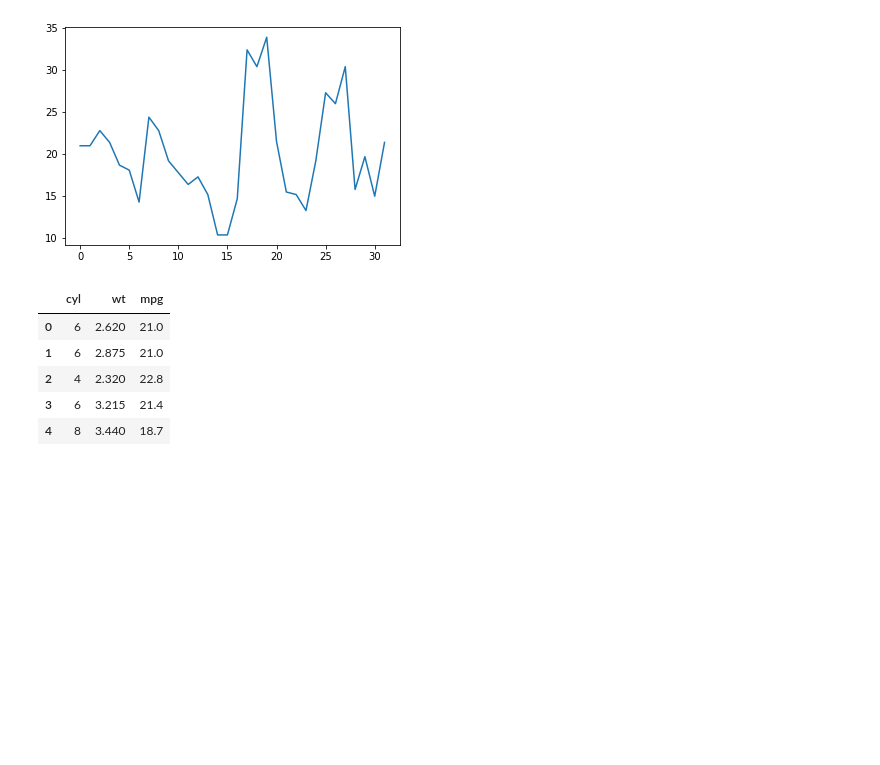
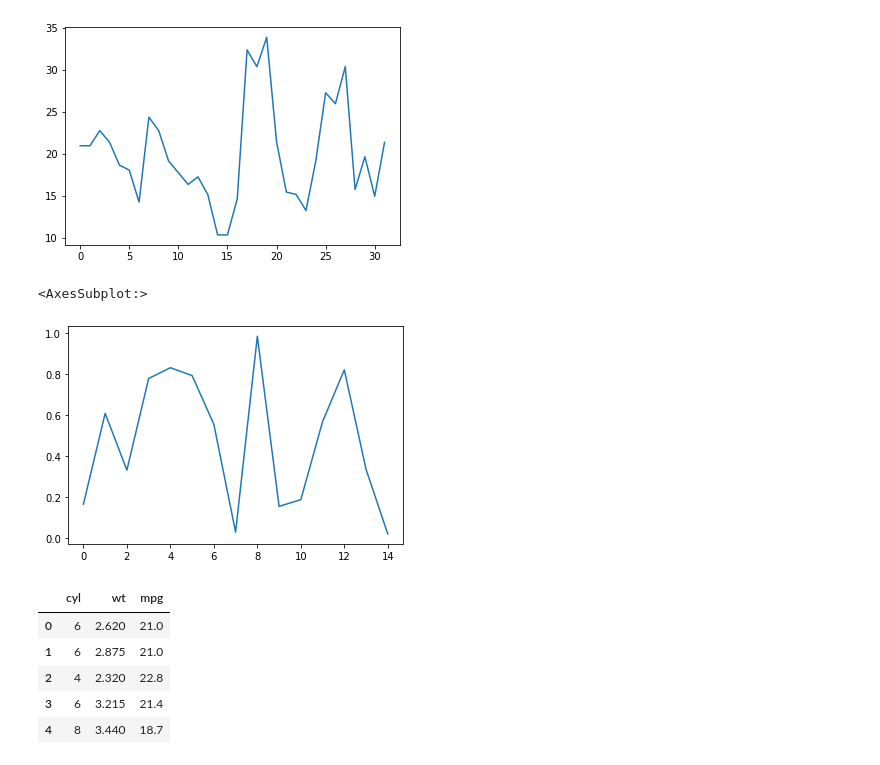
Before and after one commit to abdurahimank/Python-Tutorial, a Jupyter notebook: Practice projects/Python for Data Science Essential Training Part 1 - LinkedIn Course/02 Practical Data Visualization.ipynb, the cells around one changed output. Saved outputs shown, nothing was run; the diff lists cells and outputs as text; code cells hidden in the pictures; blank space fills up the shorter version.

```diff
--- a/Practice projects/Python for Data Science Essential Training Part 1 - LinkedIn Course/02 Practical Data Visualization.ipynb
+++ b/Practice projects/Python for Data Science Essential Training Part 1 - LinkedIn Course/02 Practical Data Visualization.ipynb
@@ -49,6 +49,12 @@ mpg.plot()
 # %% [output]
 <AxesSubplot:>
 [figure]
+# %%
+sr_obj = Series(np.random.rand(15))
+sr_obj.plot()
+# %% [output]
+<AxesSubplot:>
+[figure, added]
 # %%
 df = cars[['cyl', 'wt', 'mpg']]
 df.head()
```
Also changed, not shown: parts of 1 cell of this notebook, 14 other files.
